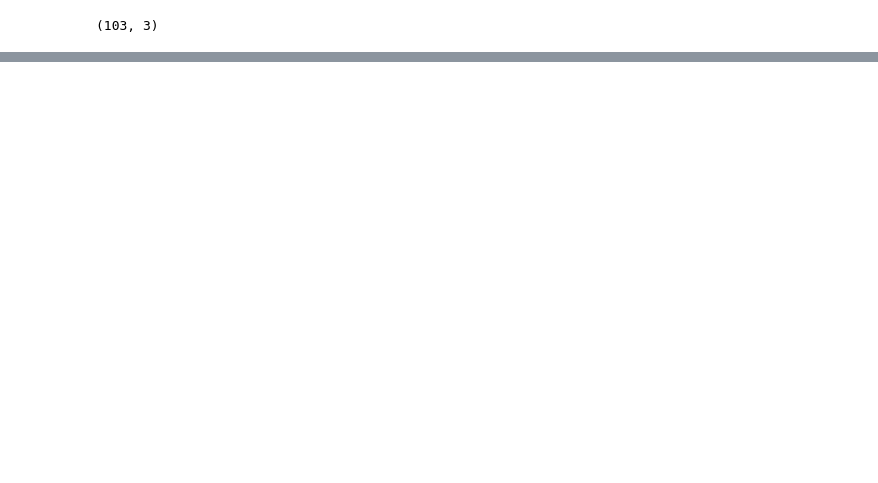
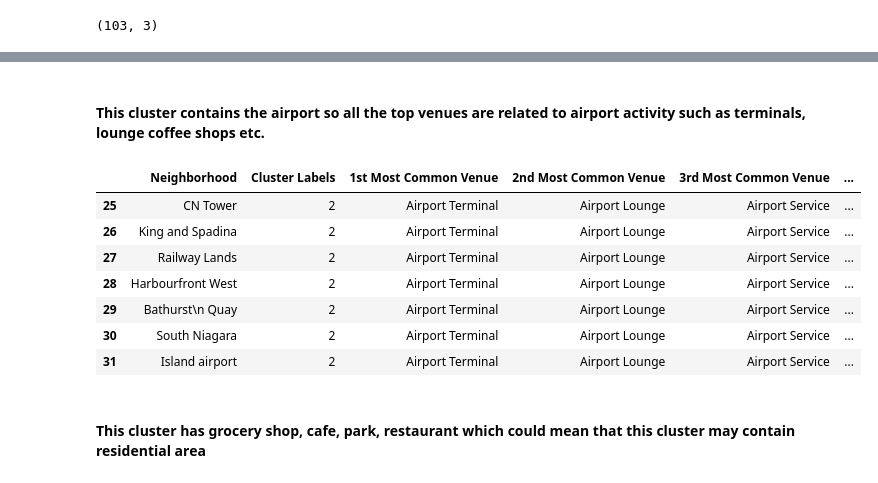
Before and after one commit to perkinsharma/data-science-capstone, a Jupyter notebook: Week 3 Assignment.ipynb, the cells around one changed output, grey strips where cells are left out. Cells and saved outputs as stored; diff of their text form; code cells hidden in the pictures; blank space fills up the shorter version.

```diff
--- a/Week 3 Assignment.ipynb
+++ b/Week 3 Assignment.ipynb
@@ -92,0 +302,5 @@ table_df.shape
+# %%
+def return_most_common_venues(row, num_top_venues):
+    row_categories = row.iloc[1:]
+    row_categories_sorted = row_categories.sort_values(ascending=False)
+    return row_categories_sorted.index.values[0:num_top_venues]
@@ -92,0 +309,15 @@ table_df.shape
+# %%
+num_top_venues = 10
+indicators = ['st', 'nd', 'rd']
+# create columns according to number of top venues
+columns = ['Neighborhood']
+for ind in np.arange(num_top_venues):
+    try:
+        columns.append('{}{} Most Common Venue'.format(ind+1, indicators[ind]))
+    except:
+        columns.append('{}th Most Common Venue'.format(ind+1))
+neighborhoods_venues_sorted = pd.DataFrame(columns=columns)
+neighborhoods_venues_sorted['Neighborhood'] = north_york_grouped['Neighborhood']
+for ind in np.arange(north_york_grouped.shape[0]):
+    neighborhoods_venues_sorted.iloc[ind, 1:] = return_most_common_venues(north_york_grouped.iloc[ind, :],num_top_venues)
+neighborhoods_venues_sorted.head()
@@ -92,0 +333,8 @@ table_df.shape
+# %%
+kclusters = 5
+north_york_grouped_clustering = north_york_grouped.drop('Neighborhood', 1)
+# run k-means clustering
+kmeans = KMeans(n_clusters=kclusters, random_state=0).fit(north_york_grouped_clustering)
+# check cluster labels generated for each row in the dataframe
+kmeans.labels_[0:10]
+ # check the last columns!
@@ -92,0 +343,8 @@ table_df.shape
+# %%
+neighborhoods_venues_sorted.insert(0, 'Cluster Labels', kmeans.labels_)
+north_york_merged = downtown_data
+# merge
+north_york_merged = north_york_merged.join(neighborhoods_venues_sorted.set_index('Neighborhood'), on='Neighborhood')
+north_york_merged = north_york_merged.dropna()
+north_york_merged['Cluster Labels'] = north_york_merged['Cluster Labels'].apply(np.int64)
+north_york_merged
@@ -92,0 +420,16 @@ table_df.shape
+# %% [markdown]
+#### This cluster contains the airport so all the top venues are related to airport activity such as terminals, lounge coffee shops etc.
+# %%
+#Cluster 3
+north_york_merged.loc[north_york_merged['Cluster Labels'] == 2, north_york_merged.columns[[1]+list(range(5,north_york_merged.shape[1]))]]
+# %% [output]
+|  | Neighborhood | Cluster Labels | 1st Most Common Venue | 2nd Most Common Venue | 3rd Most Common Venue | ... |
+| 25 | CN Tower | 2 | Airport Terminal | Airport Lounge | Airport Service | ... |
+| 26 | King and Spadina | 2 | Airport Terminal | Airport Lounge | Airport Service | ... |
+| 27 | Railway Lands | 2 | Airport Terminal | Airport Lounge | Airport Service | ... |
+| 28 | Harbourfront West | 2 | Airport Terminal | Airport Lounge | Airport Service | ... |
+| 29 | Bathurst\n Quay | 2 | Airport Terminal | Airport Lounge | Airport Service | ... |
+| 30 | South Niagara | 2 | Airport Terminal | Airport Lounge | Airport Service | ... |
+| 31 | Island airport | 2 | Airport Terminal | Airport Lounge | Airport Service | ... |
+# %% [markdown]
+#### This cluster has grocery shop, cafe, park, restaurant which could mean that this cluster may contain residential area
```
Also changed, not shown: parts of 40 cells of this notebook.
